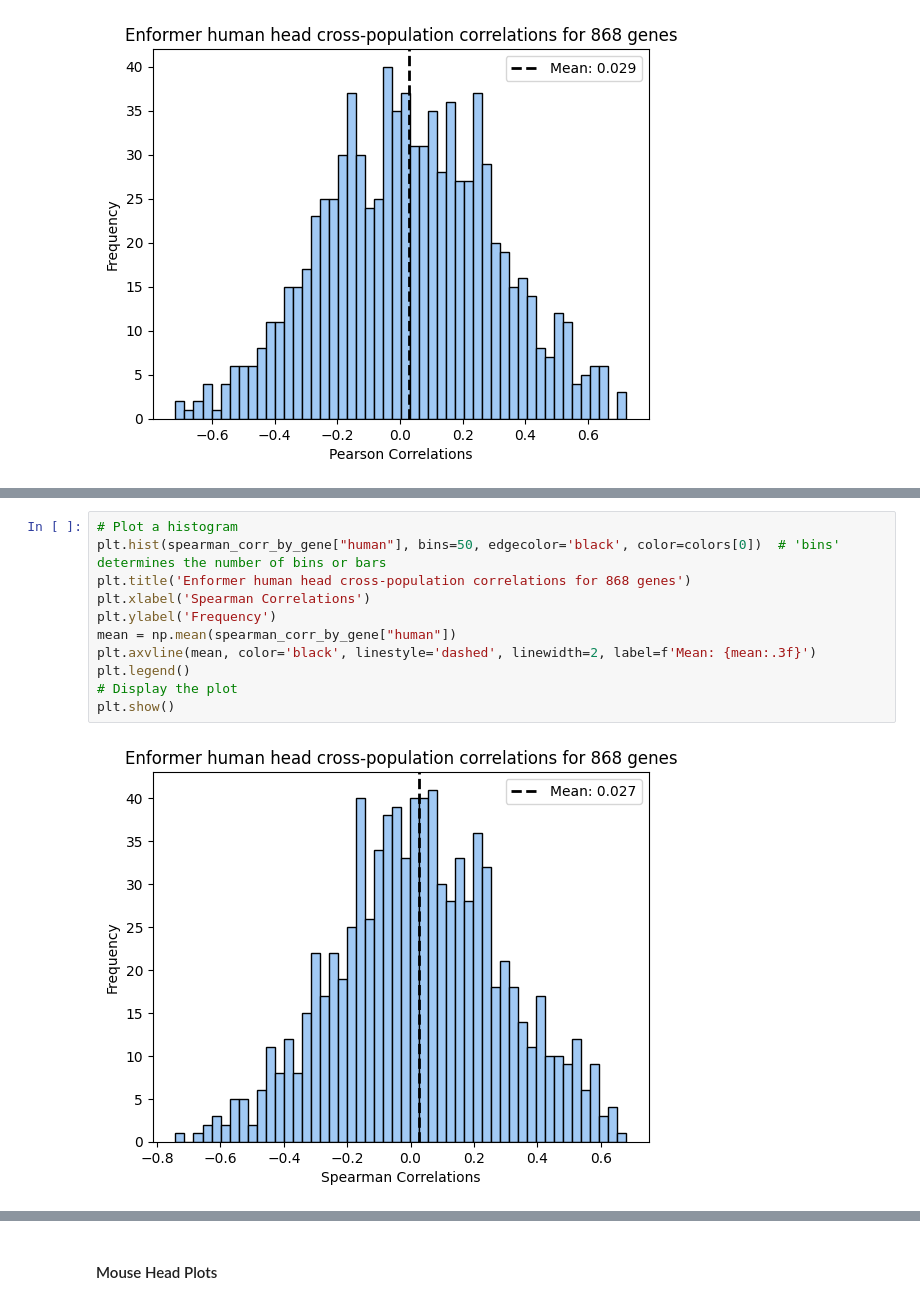
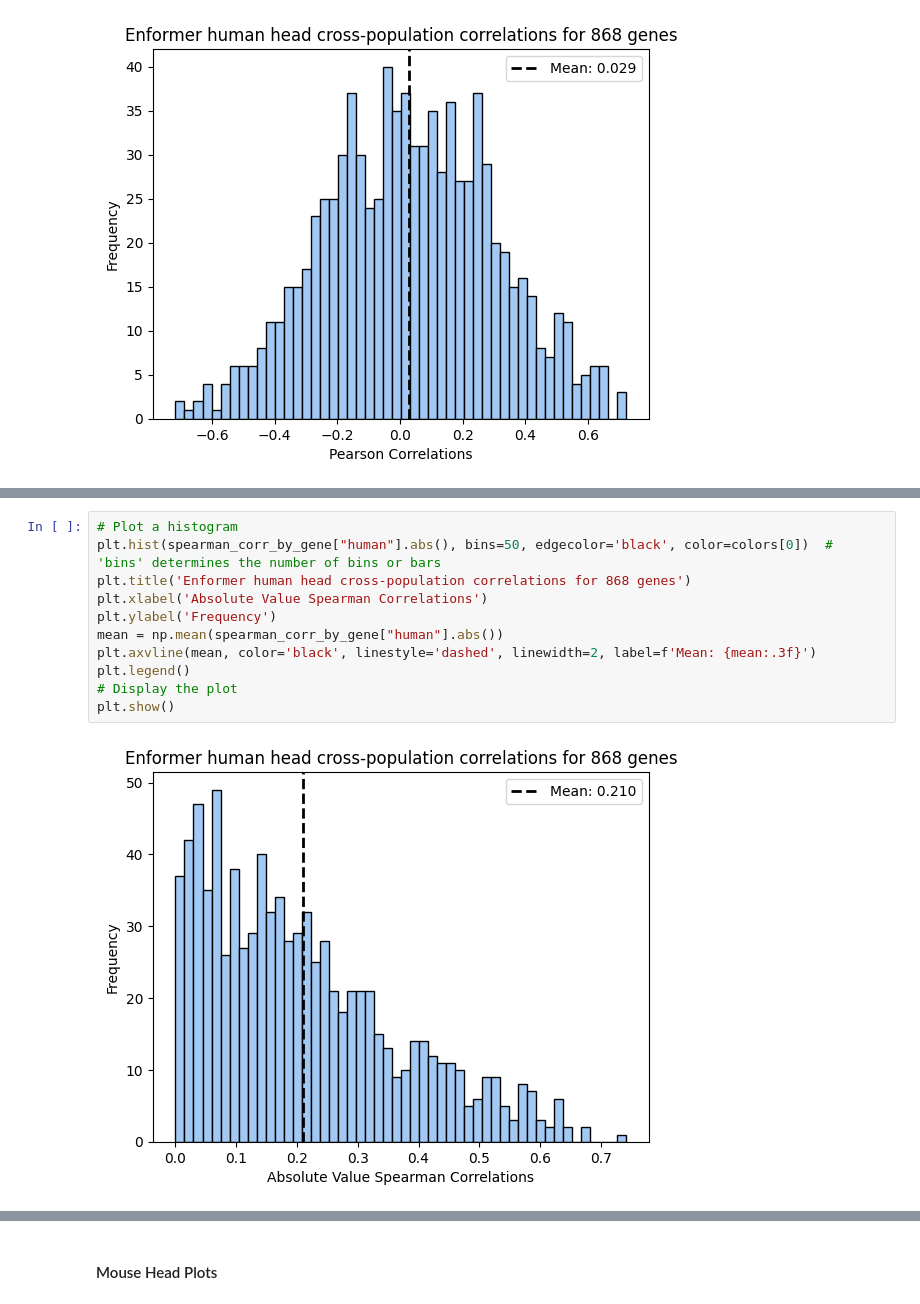
Before and after one commit to hakyimlab/sabrina-deep-learning-in-genomics, a Jupyter notebook: posts/2023-08-31-Br-personalized-prediction-on-more-genes/index.ipynb, the cells around one changed output, grey strips where cells are left out. Cells and saved outputs as stored; diff of their text form.

```diff
--- a/posts/2023-08-31-Br-personalized-prediction-on-more-genes/index.ipynb
+++ b/posts/2023-08-31-Br-personalized-prediction-on-more-genes/index.ipynb
@@ -158,15 +178,15 @@ plt.show()
 # %%
 # Plot a histogram
-plt.hist(spearman_corr_by_gene["human"], bins=50, edgecolor='black', color=colors[0])  # 'bins' determines the number of bins or bars
+plt.hist(spearman_corr_by_gene["human"].abs(), bins=50, edgecolor='black', color=colors[0])  # 'bins' determines the number of bins or bars
 plt.title('Enformer human head cross-population correlations for 868 genes')
-plt.xlabel('Spearman Correlations')
+plt.xlabel('Absolute Value Spearman Correlations')
 plt.ylabel('Frequency')
-mean = np.mean(spearman_corr_by_gene["human"])
+mean = np.mean(spearman_corr_by_gene["human"].abs())
 plt.axvline(mean, color='black', linestyle='dashed', linewidth=2, label=f'Mean: {mean:.3f}')
 plt.legend()
 # Display the plot
 plt.show()
 # %% [output]
-[figure, old version]
+[figure, new version]
 # %%
 # Plot a histogram
```
Also changed, not shown: parts of 9 cells of this notebook.
